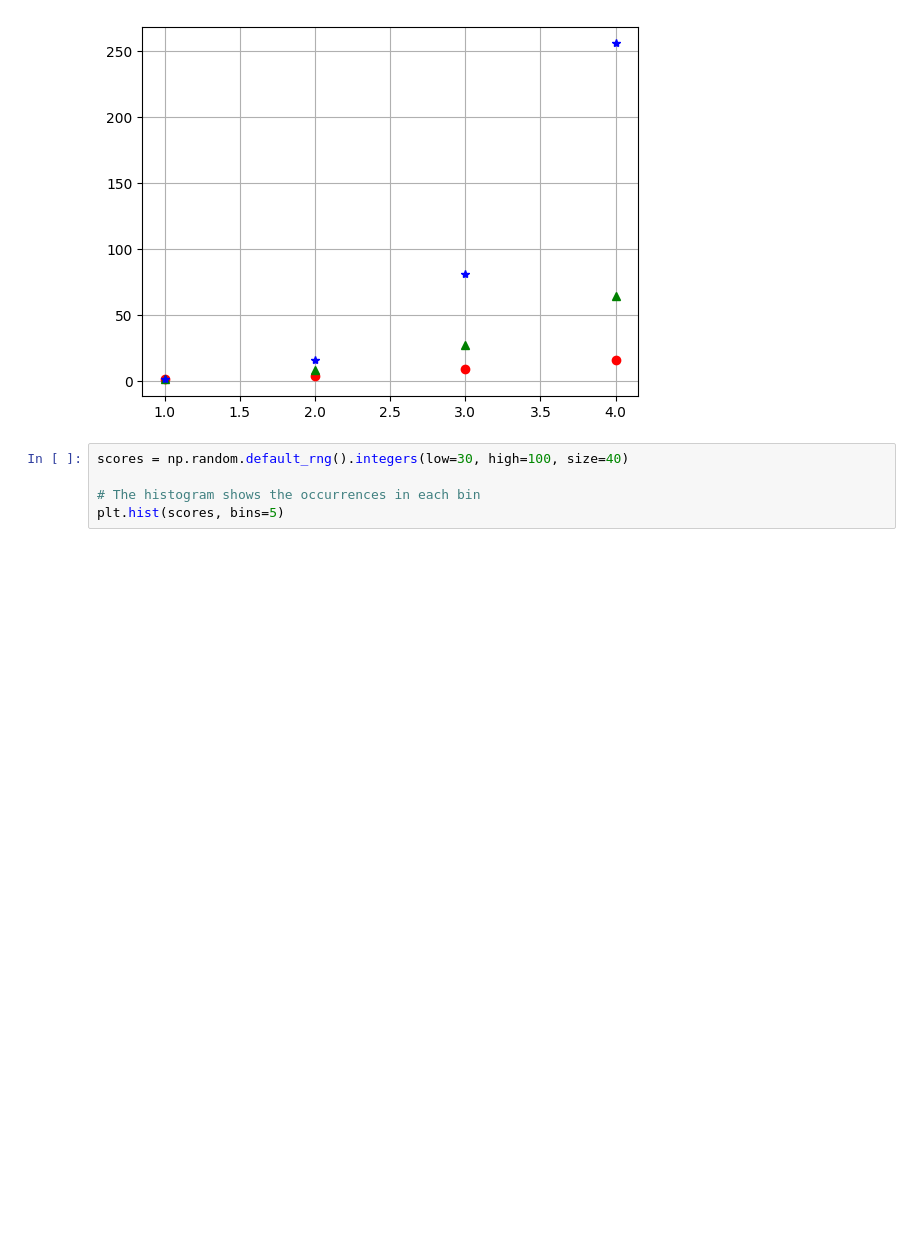
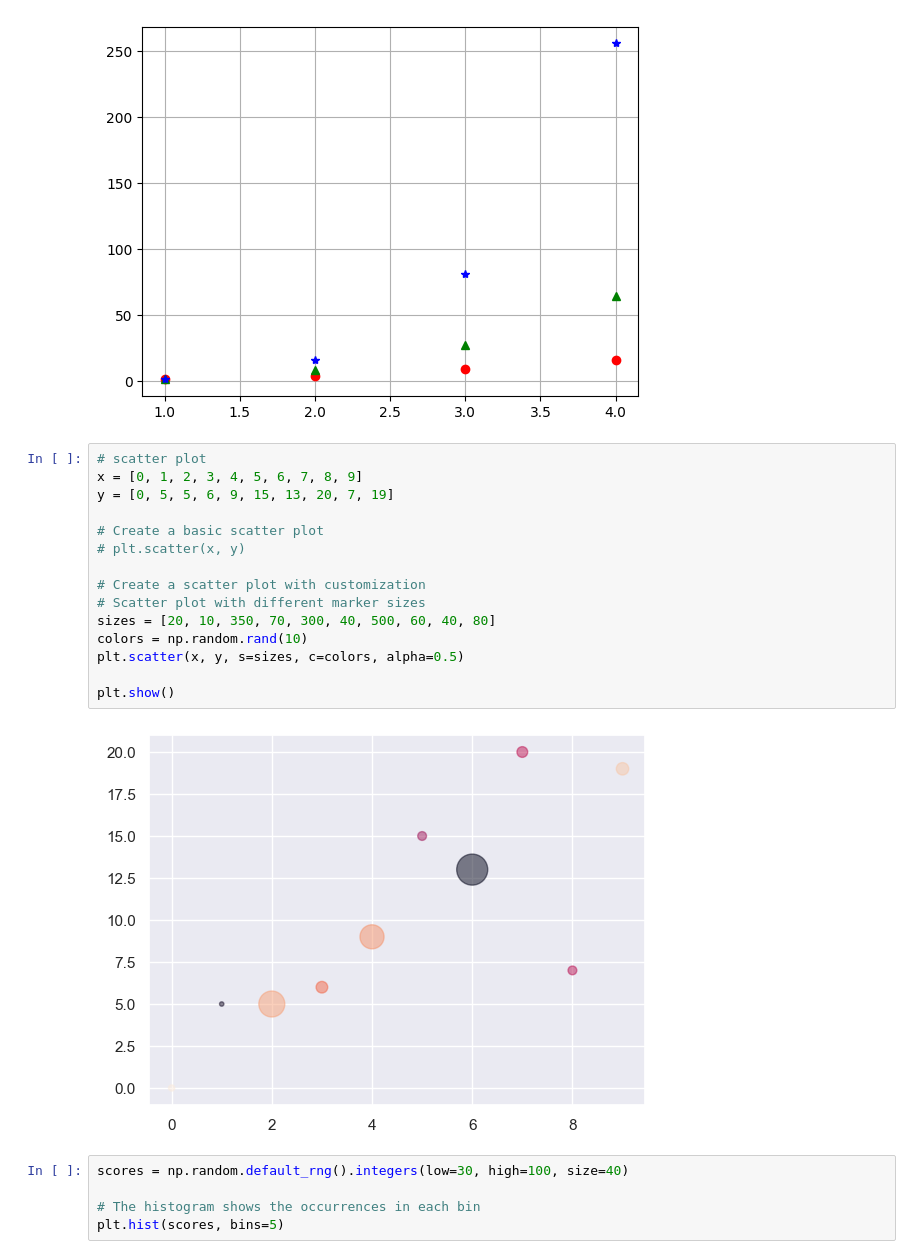
Before and after one commit to karadasmurat/python, a Jupyter notebook: data_science/matplotlib_demo.ipynb, the cells around one changed output. Saved outputs shown, nothing was run; the diff lists cells and outputs as text; blank space fills up the shorter version.

```diff
--- a/data_science/matplotlib_demo.ipynb
+++ b/data_science/matplotlib_demo.ipynb
@@ -23,6 +23,23 @@ plt.plot([1,2,3,4],[1, 16, 81, 256],'b*')
 # %% [output]
 [<matplotlib.lines.Line2D at 0x...>]
 [figure]
+# %%
+# scatter plot
+x = [0, 1, 2, 3, 4, 5, 6, 7, 8, 9]
+y = [0, 5, 5, 6, 9, 15, 13, 20, 7, 19]
+
+# Create a basic scatter plot
+# plt.scatter(x, y)
+
+# Create a scatter plot with customization
+# Scatter plot with different marker sizes
+sizes = [20, 10, 350, 70, 300, 40, 500, 60, 40, 80]
+colors = np.random.rand(10)
+plt.scatter(x, y, s=sizes, c=colors, alpha=0.5)
+
+plt.show()
+# %% [output]
+[figure, added]
 # %%
 scores = np.random.default_rng().integers(low=30, high=100, size=40)
 
```
Also changed, not shown: 15 other files.
